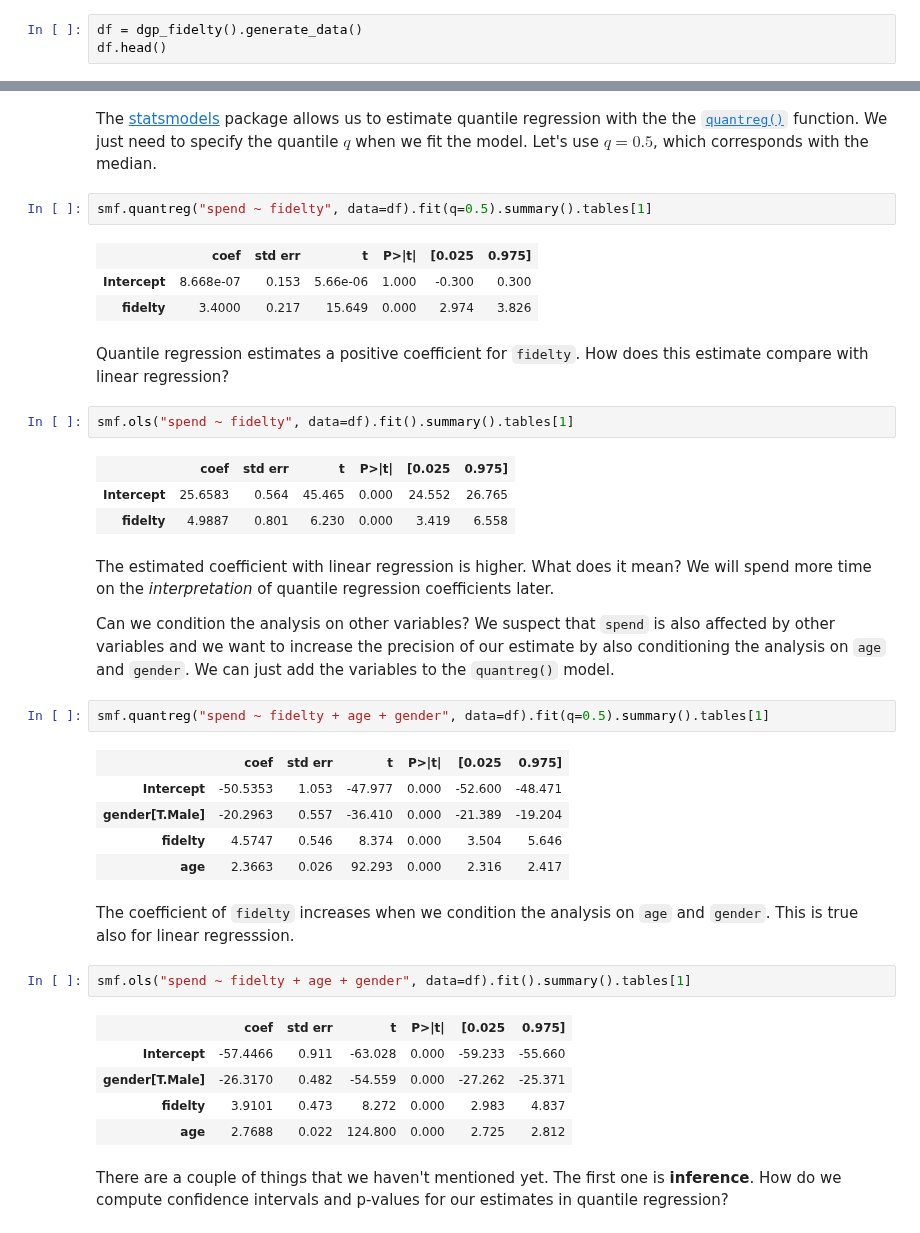
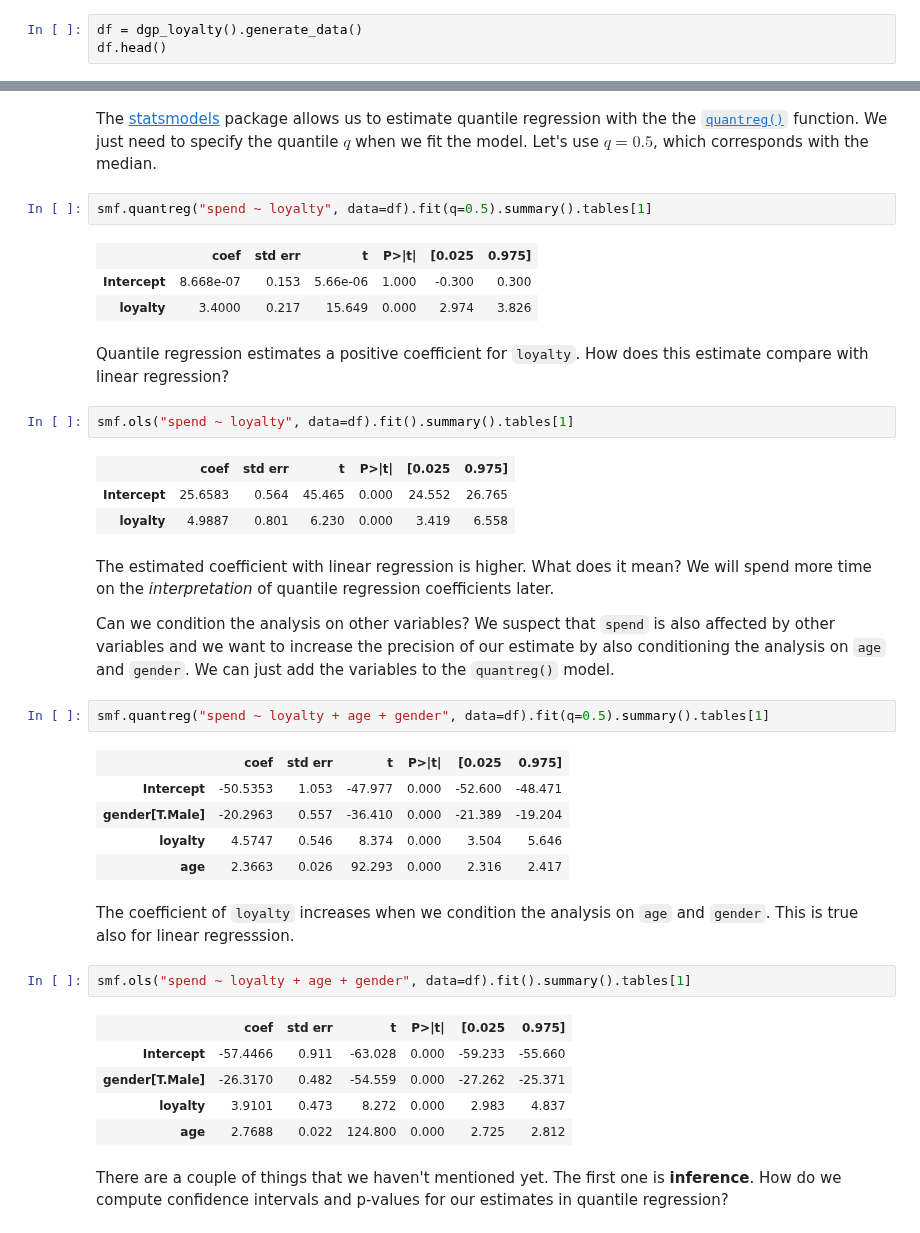
Before and after one commit to matteocourthoud/Blog-Posts, a Jupyter notebook: notebooks/quantile_reg.ipynb, the cells around one changed output, grey strips where cells are left out. Drawn from its saved outputs; the diff is of its cells as text.

```diff
--- a/notebooks/quantile_reg.ipynb
+++ b/notebooks/quantile_reg.ipynb
@@ -25,4 +25,4 @@ Now, let's have a look at the data. We have information on $10.000$ customers, f
 # %%
-df = dgp_fidelty().generate_data()
+df = dgp_loyalty().generate_data()
 df.head()
 # %% [output]
@@ -144,40 +144,40 @@ How do we **estimate** a quantile regression?
 # %% [markdown]
 The [statsmodels](https://www.statsmodels.org/stable/index.html) package allows us to estimate quantile regression with the the [`quantreg()`](https://www.statsmodels.org/dev/generated/statsmodels.regression.quantile_regression.QuantReg.html) function. We just need to specify the quantile $q$ when we fit the model. Let's use $q=0.5$, which corresponds with the median.
 # %%
-smf.quantreg("spend ~ fidelty", data=df).fit(q=0.5).summary().tables[1]
+smf.quantreg("spend ~ loyalty", data=df).fit(q=0.5).summary().tables[1]
 # %% [output]
 |  | coef | std err | t | P>|t| | [0.025 | 0.975] |
 | Intercept | 8.668e-07 | 0.153 | 5.66e-06 | 1.000 | -0.300 | 0.300 |
-| fidelty | 3.4000 | 0.217 | 15.649 | 0.000 | 2.974 | 3.826 |
+| loyalty | 3.4000 | 0.217 | 15.649 | 0.000 | 2.974 | 3.826 |
 # %% [markdown]
-Quantile regression estimates a positive coefficient for `fidelty`. How does this estimate compare with linear regression?
+Quantile regression estimates a positive coefficient for `loyalty`. How does this estimate compare with linear regression?
 # %%
-smf.ols("spend ~ fidelty", data=df).fit().summary().tables[1]
+smf.ols("spend ~ loyalty", data=df).fit().summary().tables[1]
 # %% [output]
 |  | coef | std err | t | P>|t| | [0.025 | 0.975] |
 | Intercept | 25.6583 | 0.564 | 45.465 | 0.000 | 24.552 | 26.765 |
-| fidelty | 4.9887 | 0.801 | 6.230 | 0.000 | 3.419 | 6.558 |
+| loyalty | 4.9887 | 0.801 | 6.230 | 0.000 | 3.419 | 6.558 |
 # %% [markdown]
 The estimated coefficient with linear regression is higher. What does it mean? We will spend more time on the *interpretation* of quantile regression coefficients later.
 
 Can we condition the analysis on other variables? We suspect that `spend` is also affected by other variables and we want to increase the precision of our estimate by also conditioning the analysis on `age` and `gender`. We can just add the variables to the `quantreg()` model.
 # %%
-smf.quantreg("spend ~ fidelty + age + gender", data=df).fit(q=0.5).summary().tables[1]
+smf.quantreg("spend ~ loyalty + age + gender", data=df).fit(q=0.5).summary().tables[1]
 # %% [output]
 |  | coef | std err | t | P>|t| | [0.025 | 0.975] |
 | Intercept | -50.5353 | 1.053 | -47.977 | 0.000 | -52.600 | -48.471 |
 | gender[T.Male] | -20.2963 | 0.557 | -36.410 | 0.000 | -21.389 | -19.204 |
-| fidelty | 4.5747 | 0.546 | 8.374 | 0.000 | 3.504 | 5.646 |
+| loyalty | 4.5747 | 0.546 | 8.374 | 0.000 | 3.504 | 5.646 |
 | age | 2.3663 | 0.026 | 92.293 | 0.000 | 2.316 | 2.417 |
 # %% [markdown]
-The coefficient of `fidelty` increases when we condition the analysis on `age` and `gender`. This is true also for linear regresssion.
+The coefficient of `loyalty` increases when we condition the analysis on `age` and `gender`. This is true also for linear regresssion.
 # %%
-smf.ols("spend ~ fidelty + age + gender", data=df).fit().summary().tables[1]
+smf.ols("spend ~ loyalty + age + gender", data=df).fit().summary().tables[1]
 # %% [output]
 |  | coef | std err | t | P>|t| | [0.025 | 0.975] |
 | Intercept | -57.4466 | 0.911 | -63.028 | 0.000 | -59.233 | -55.660 |
 | gender[T.Male] | -26.3170 | 0.482 | -54.559 | 0.000 | -27.262 | -25.371 |
-| fidelty | 3.9101 | 0.473 | 8.272 | 0.000 | 2.983 | 4.837 |
+| loyalty | 3.9101 | 0.473 | 8.272 | 0.000 | 2.983 | 4.837 |
 | age | 2.7688 | 0.022 | 124.800 | 0.000 | 2.725 | 2.812 |
 # %% [markdown]
 There are a couple of things that we haven't mentioned yet. The first one is **inference**. How do we compute confidence intervals and p-values for our estimates in quantile regression?
```
Also changed, not shown: parts of 14 cells of this notebook, 1 other file.
